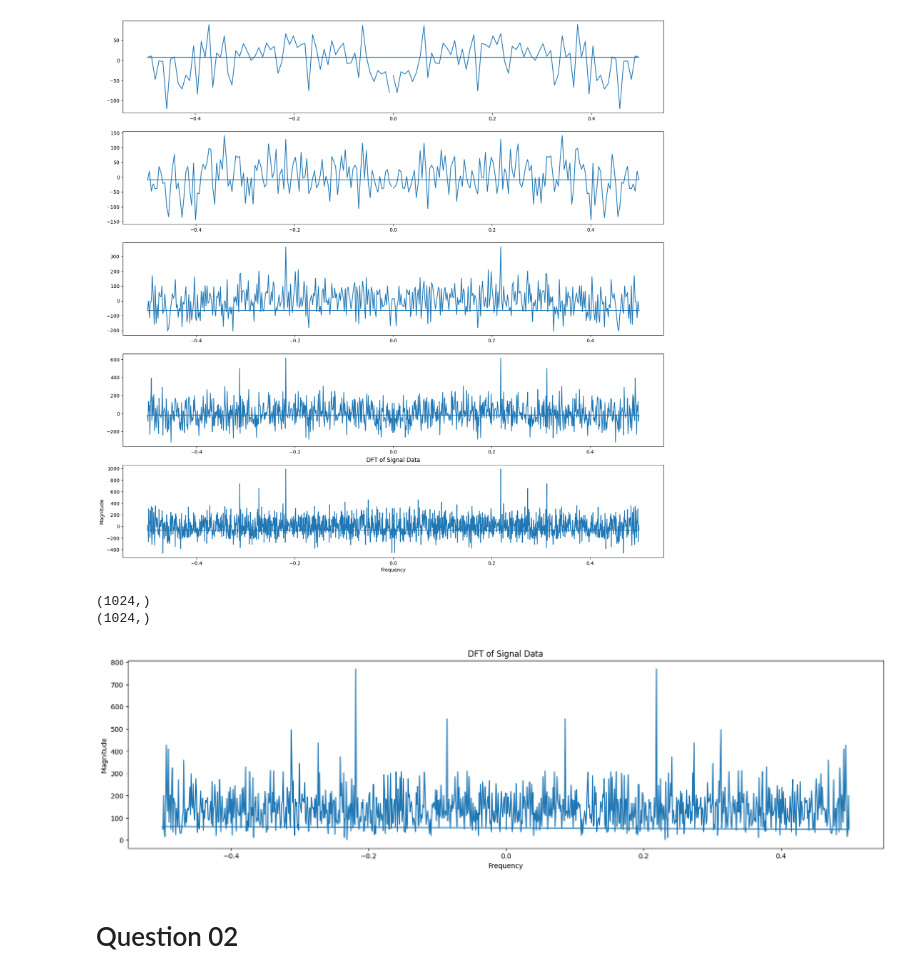
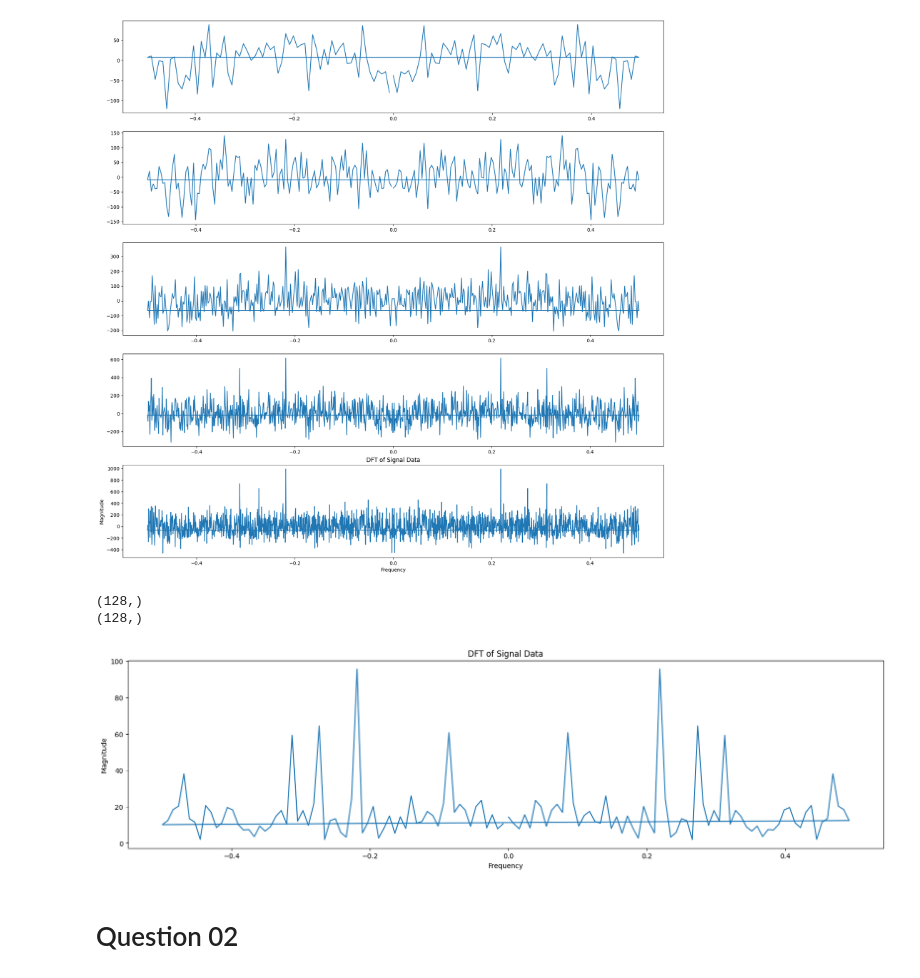
Before and after one commit to Vgr20/EN_3551_Assignment_01, a Jupyter notebook: Assignment.ipynb, the cells around one changed output. Cells and saved outputs as stored; diff of their text form; code cells hidden in the pictures.

```diff
--- a/Assignment.ipynb
+++ b/Assignment.ipynb
@@ -90,38 +90,38 @@ import numpy as np
 original_array = data
 
 # Define the sub-sample size
-subsample_size = 1024
+subsample_size = 128
 
 # Calculate the number of sub-samples
 num_subsamples = len(original_array) // subsample_size
 
 # Split the original array into sub-samples
 subsamples = [original_array[i * subsample_size:(i + 1) * subsample_size] for i in range(num_subsamples)]
 
 
 # apply fft for each sub-sample
 
 dft_result_sub_samples = np.fft.fft(subsamples)
 
 # Compute the frequency bins corresponding to the DFT
 frequency_bins_sub_samples = np.fft.fftfreq(len(subsamples[0]))
 
 average_dft = np.mean(dft_result_sub_samples, axis=0)
 
 print(average_dft.shape)
 print(frequency_bins_sub_samples.shape)
 
 # Visualize the magnitude of the DFT result
 fig,ax = plt.subplots(figsize=(20,5))
 ax.plot(frequency_bins_sub_samples, np.abs(average_dft))
 plt.xlabel('Frequency')
 plt.ylabel('Magnitude')
 plt.title('DFT of Signal Data')
 plt.show()
 # %% [output]
-(1024,)
-(1024,)
+(128,)
+(128,)
-[figure, old version]
+[figure, new version]
 # %% [markdown]
 # Question 02
 # %%
```
